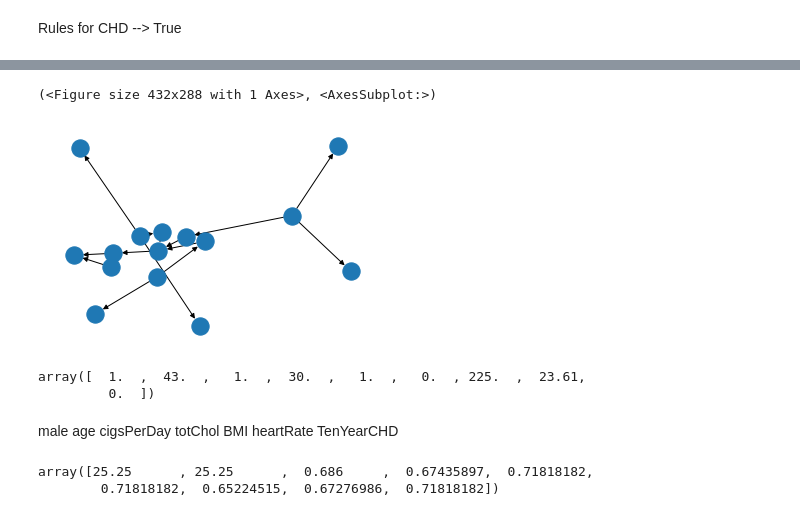
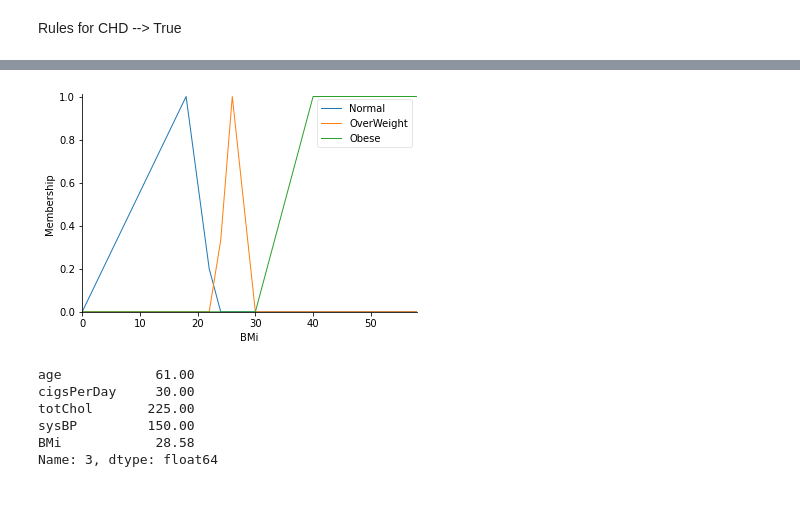
Before and after one commit to miretteamin/CHD-Prediction-using-Fuzzy-Logic, a Jupyter notebook: CHD.ipynb, the cells around one changed output, grey strips where cells are left out. Drawn from its saved outputs; the diff is of its cells as text; code cells hidden in the pictures.

```diff
--- a/CHD.ipynb
+++ b/CHD.ipynb
@@ -176,5 +193,4 @@ rule18 = ctrl.Rule((male['True'] | ~male['True']) & BMi['OverWeight'] & age['Old
 # %%
-rule2.view()
+BMi.view()
 # %% [output]
-(<Figure size 432x288 with 1 Axes>, <AxesSubplot:>)
-[figure, old version]
+[figure, new version]
@@ -188,7 +196,0 @@ dataFrame = np.array(dataFrame)
-# %%
-dataFrame[9]
-# %% [output]
-array([  1.  ,  43.  ,   1.  ,  30.  ,   1.  ,   0.  , 225.  ,  23.61,
-         0.  ])
-# %% [markdown]
-male	age	cigsPerDay	totChol	BMI	heartRate	TenYearCHD
@@ -211,6 +197,10 @@ out= out[out>=0.5]
-# %%
-out
-# %% [output]
-array([25.25      , 25.25      ,  0.686     ,  0.67435897,  0.71818182,
-        0.71818182,  0.65224515,  0.67276986,  0.71818182])
+# %%
+data.iloc[3]
+# %% [output]
+age            61.00
+cigsPerDay     30.00
+totChol       225.00
+sysBP         150.00
+BMi            28.58
+Name: 3, dtype: float64
 # %%
```
Also changed, not shown: parts of 29 cells of this notebook, 1 other file.
